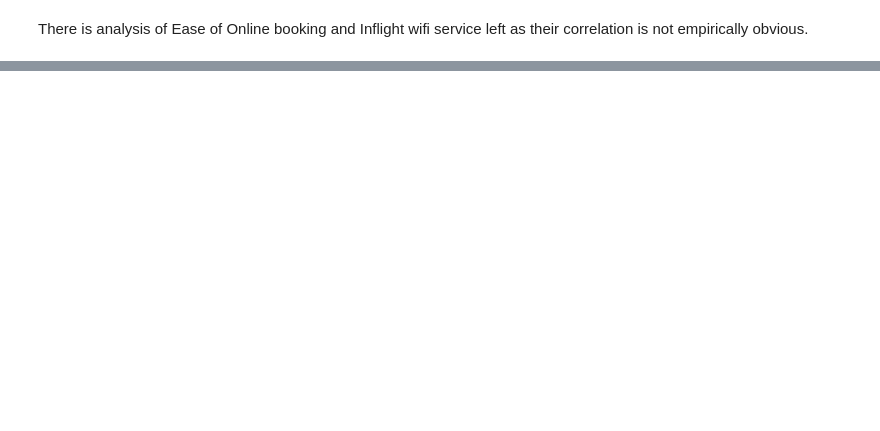
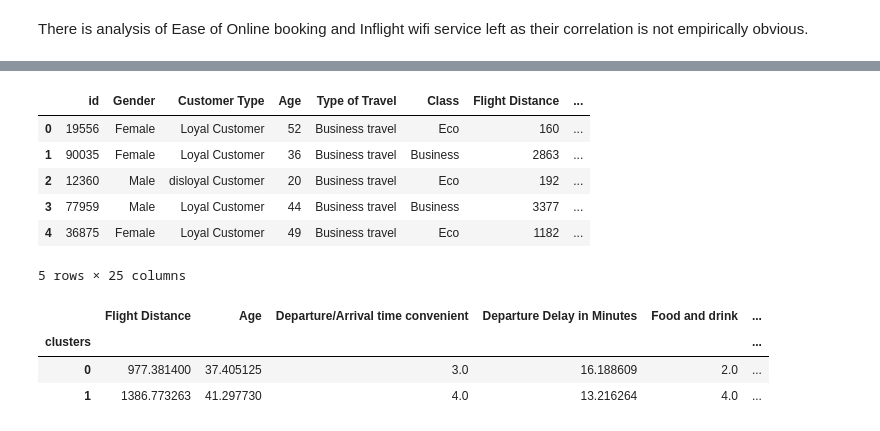
Before and after one commit to SOPP-EC/-Airline-Passenger-Satisfaction-Dataset-Analysis, a Jupyter notebook: -Airline-Passenger-Satisfaction-Dataset-Analysis.ipynb, the cells around one changed output, grey strips where cells are left out. Drawn from its saved outputs; the diff is of its cells as text; code cells hidden in the pictures; blank space fills up the shorter version.

Commit message:
feat: clustering added

```diff
--- a/-Airline-Passenger-Satisfaction-Dataset-Analysis.ipynb
+++ b/-Airline-Passenger-Satisfaction-Dataset-Analysis.ipynb
@@ -202,0 +236,6 @@ Text(0.5, 1.0, 'Histogram for Inflight wifi service')
+# %%
+columns_for_clustering = list()
+for col in df.columns:
+    if df[col].dtype == int and col != "Departure Delay in Minutes" and col != "Inflight entertainment" and col != "id":
+        columns_for_clustering.append(col)
+print(columns_for_clustering)
@@ -202,0 +244,4 @@ Text(0.5, 1.0, 'Histogram for Inflight wifi service')
+# %%
+df_clust = df[columns_for_clustering]
+scale = StandardScaler()
+df_clust_scaled = scale.fit_transform(df_clust)
@@ -202,0 +267,3 @@ Text(0.5, 1.0, 'Histogram for Inflight wifi service')
+# %%
+model = KMeans(n_clusters=2)
+model.fit_predict(df_clust_scaled)
@@ -202,0 +272,5 @@ Text(0.5, 1.0, 'Histogram for Inflight wifi service')
+# %%
+cluster_assignments = model.labels_
+centroids = model.cluster_centers_
+display(cluster_assignments)
+display(centroids)
@@ -202,0 +287,21 @@ Text(0.5, 1.0, 'Histogram for Inflight wifi service')
+# %%
+df_clustering = df.copy()
+df_clustering["clusters"] = cluster_assignments
+display(df_clustering.head())
+# %% [output]
+|  | id | Gender | Customer Type | Age | Type of Travel | Class | Flight Distance | ... |
+| 0 | 19556 | Female | Loyal Customer | 52 | Business travel | Eco | 160 | ... |
+| 1 | 90035 | Female | Loyal Customer | 36 | Business travel | Business | 2863 | ... |
+| 2 | 12360 | Male | disloyal Customer | 20 | Business travel | Eco | 192 | ... |
+| 3 | 77959 | Male | Loyal Customer | 44 | Business travel | Business | 3377 | ... |
+| 4 | 36875 | Female | Loyal Customer | 49 | Business travel | Eco | 1182 | ... |
+5 rows × 25 columns
+# %%
+df_clustering.groupby(by = ["clusters"]).agg({"Flight Distance" : "mean", "Age" : "mean", "Departure/Arrival time convenient" : "median",
+                                              "Departure Delay in Minutes" : "mean", "Food and drink" : "median", "Inflight service" : "median",
+                                              "Seat comfort" : "median", "Cleanliness" : "median"})
+# %% [output]
+|  | Flight Distance | Age | Departure/Arrival time convenient | Departure Delay in Minutes | Food and drink | ... |
+| clusters |  |  |  |  |  | ... |
+| 0 | 977.381400 | 37.405125 | 3.0 | 16.188609 | 2.0 | ... |
+| 1 | 1386.773263 | 41.297730 | 4.0 | 13.216264 | 4.0 | ... |
```
Also changed, not shown: parts of 27 cells of this notebook.
